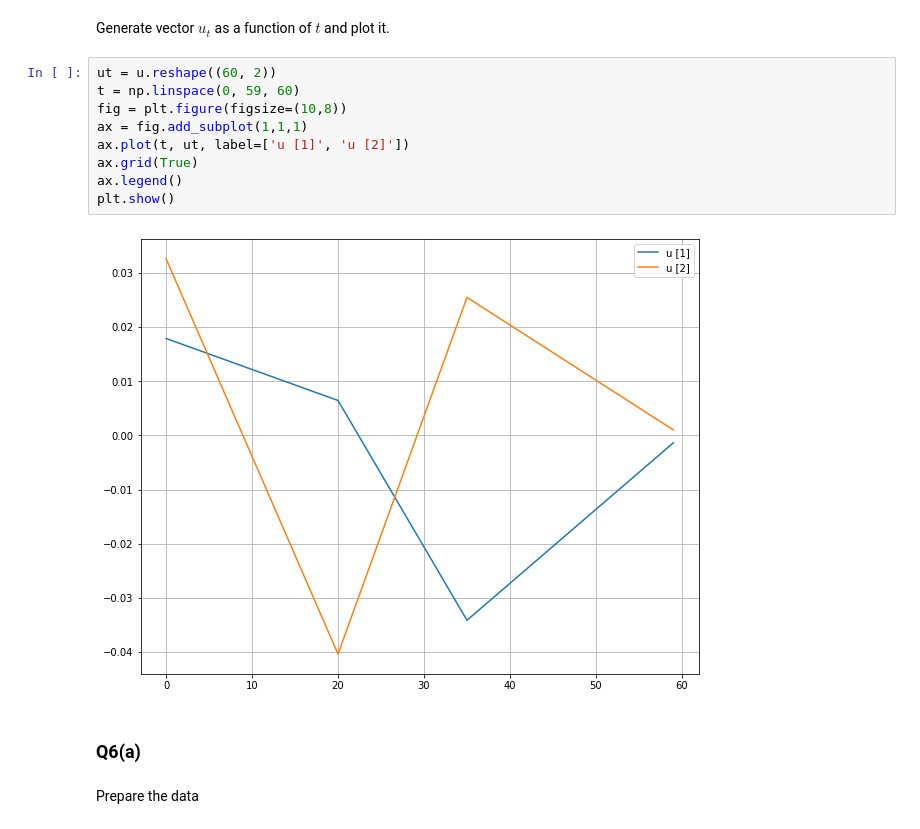
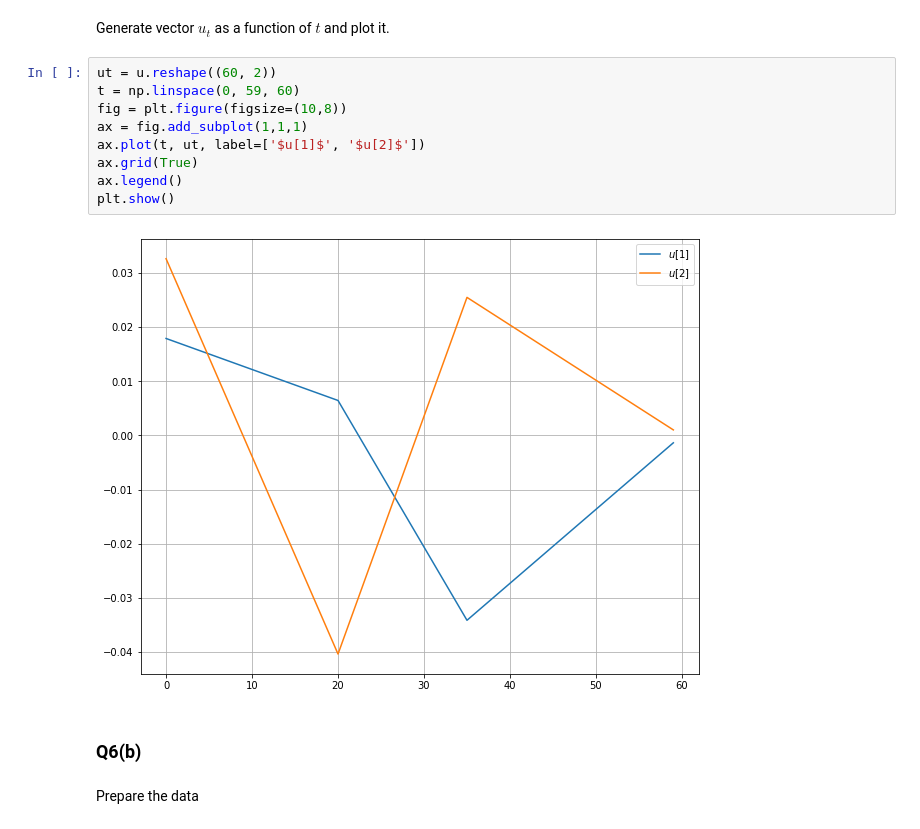
Before and after one commit to luorui93/ME7247, a Jupyter notebook: Homework_1.ipynb, the cells around one changed output. Drawn from its saved outputs; the diff is of its cells as text.

```diff
--- a/Homework_1.ipynb
+++ b/Homework_1.ipynb
@@ -82,16 +128,16 @@ Generate vector $u_t$ as a function of $t$ and plot it.
 # %%
 ut = u.reshape((60, 2))
 t = np.linspace(0, 59, 60)
 fig = plt.figure(figsize=(10,8))
 ax = fig.add_subplot(1,1,1)
-ax.plot(t, ut, label=['u [1]', 'u [2]'])
+ax.plot(t, ut, label=['$u[1]$', '$u[2]$'])
 ax.grid(True)
 ax.legend()
 plt.show()
 # %% [output]
-[figure, old version]
+[figure, new version]
 # %% [markdown]
-### Q6(a)
+### Q6(b)
 # %% [markdown]
 Prepare the data
 # %%
```
Also changed, not shown: parts of 14 cells of this notebook.
